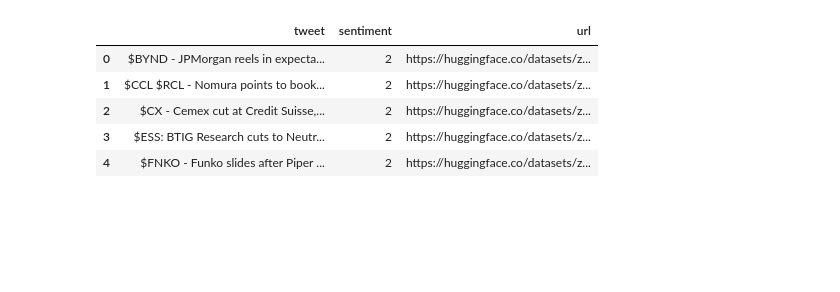
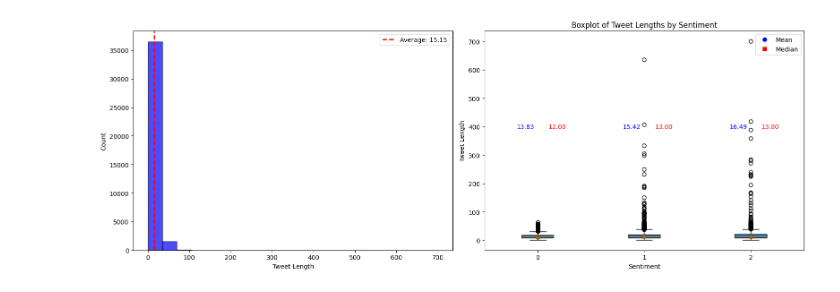
Before and after one commit to joas1847/financial-nlp, a Jupyter notebook: src/api.ipynb, the cells around one changed output. Saved outputs shown, nothing was run; the diff lists cells and outputs as text; code cells hidden in the pictures; blank space fills up the shorter version.

```diff
--- a/src/api.ipynb
+++ b/src/api.ipynb
@@ -84,9 +62,0 @@ Name: tweet, dtype: float64
-# %%
-input_tw.head(5)
-# %% [output]
-|  | tweet | sentiment | url |
-| 0 | $BYND - JPMorgan reels in expecta... | 2 | https://huggingface.co/datasets/z... |
-| 1 | $CCL $RCL - Nomura points to book... | 2 | https://huggingface.co/datasets/z... |
-| 2 | $CX - Cemex cut at Credit Suisse,... | 2 | https://huggingface.co/datasets/z... |
-| 3 | $ESS: BTIG Research cuts to Neutr... | 2 | https://huggingface.co/datasets/z... |
-| 4 | $FNKO - Funko slides after Piper ... | 2 | https://huggingface.co/datasets/z... |
@@ -113,0 +63,54 @@ plt.show()
+# %%
+import numpy as np
+import matplotlib.pyplot as plt
+
+# Calculate tweet lengths
+input_tw['tweet_length'] = input_tw['tweet'].str.split().str.len()
+text_lengths = input_tw['tweet_length']
+average_length = np.mean(text_lengths)
+
+# Prepare data grouped by sentiment
+grouped = input_tw.groupby('sentiment')['tweet_length']
+data = [grouped.get_group(sent) for sent in grouped.groups]
+labels = list(grouped.groups.keys())
+
+# Create subplot: histogram + customized boxplot
+fig, (ax_hist, ax_box) = plt.subplots(1, 2, figsize=(16, 6))
+
+# Histogram
+ax_hist.hist(text_lengths, bins=20, color="blue", edgecolor="black", alpha=0.7)
+ax_hist.axvline(average_length, color='red', linestyle='dashed', linewidth=2, label=f'Average: {average_length:.2f}')
+ax_hist.set_xlabel('Tweet Length')
+ax_hist.set_ylabel('Count')
+ax_hist.legend()
+
+# Boxplot with custom mean and median
+box = ax_box.boxplot(data, patch_artist=True, labels=labels, showmeans=True, meanline=False)
+
+# Add mean and median markers and annotate their values
+for i, group_data in enumerate(data, start=1):
+    mean_val = np.mean(group_data)
+    median_val = np.median(group_data)
+
+    # Plot markers
+    ax_box.plot(i, mean_val, 'o', color='blue', label='Mean' if i == 1 else "")
+    ax_box.plot(i, median_val, 's', color='red', label='Median' if i == 1 else "")
+
+    # Add text annotations
+    ax_box.text(i - 0.2, 400, f'{mean_val:.2f}', color='blue', va='center')
+    ax_box.text(i + 0.1, 400, f'{median_val:.2f}', color='red', va='center')
+
+# Avoid duplicate legend entries
+handles, labels = ax_box.get_legend_handles_labels()
+by_label = dict(zip(labels, handles))
+ax_box.legend(by_label.values(), by_label.keys())
+
+ax_box.set_title('Boxplot of Tweet Lengths by Sentiment')
+ax_box.set_xlabel('Sentiment')
+ax_box.set_ylabel('Tweet Length')
+fig.suptitle('')  # Remove pandas-style title
+
+plt.tight_layout()
+plt.show()
+# %% [output]
+[figure, added]
```
Also changed, not shown: parts of 22 cells of this notebook, 3 other files.
